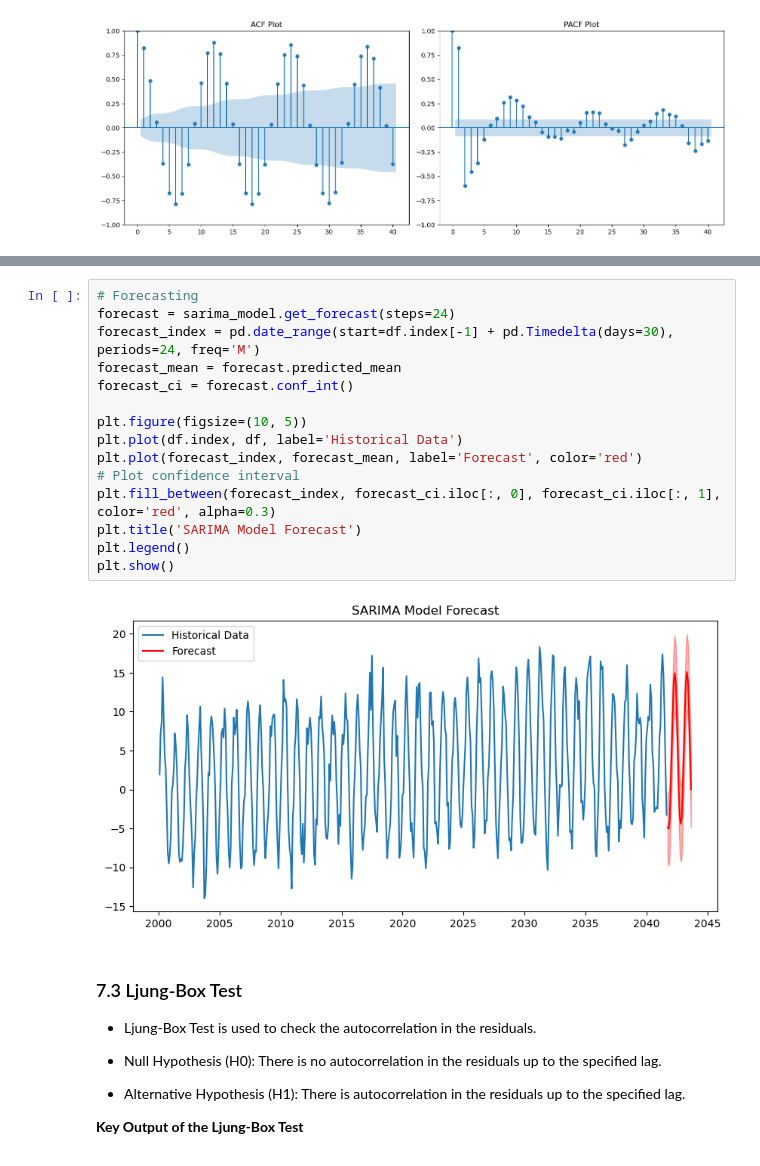
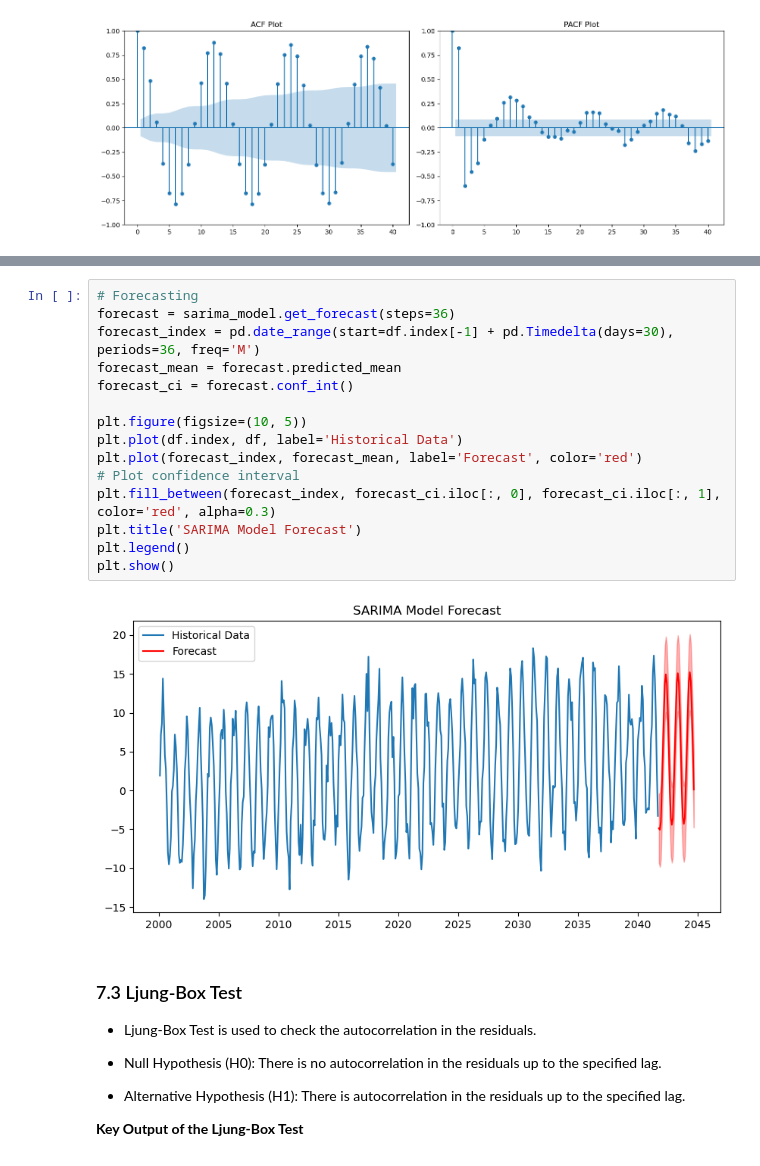
Before and after one commit to yuhan01/Introduction-to-Time-Series-Analysis-Python-Notes, a Jupyter notebook: Sec 7&8.ipynb, the cells around one changed output, grey strips where cells are left out. Saved outputs shown, nothing was run; the diff lists cells and outputs as text.

```diff
--- a/Sec 7&8.ipynb
+++ b/Sec 7&8.ipynb
@@ -165,20 +164,20 @@ Warnings:
 # %%
 # Forecasting
-forecast = sarima_model.get_forecast(steps=24)
-forecast_index = pd.date_range(start=df.index[-1] + pd.Timedelta(days=30), periods=24, freq='M')
+forecast = sarima_model.get_forecast(steps=36)
+forecast_index = pd.date_range(start=df.index[-1] + pd.Timedelta(days=30), periods=36, freq='M')
 forecast_mean = forecast.predicted_mean
 forecast_ci = forecast.conf_int()
 
 plt.figure(figsize=(10, 5))
 plt.plot(df.index, df, label='Historical Data')
 plt.plot(forecast_index, forecast_mean, label='Forecast', color='red')
 # Plot confidence interval
 plt.fill_between(forecast_index, forecast_ci.iloc[:, 0], forecast_ci.iloc[:, 1], color='red', alpha=0.3)
 plt.title('SARIMA Model Forecast')
 plt.legend()
 plt.show()
 # %% [output]
-[figure, old version]
+[figure, new version]
 # %% [markdown]
 ### 7.3 Ljung-Box Test
 
```
Also changed, not shown: parts of 9 cells of this notebook, 1 other file.
